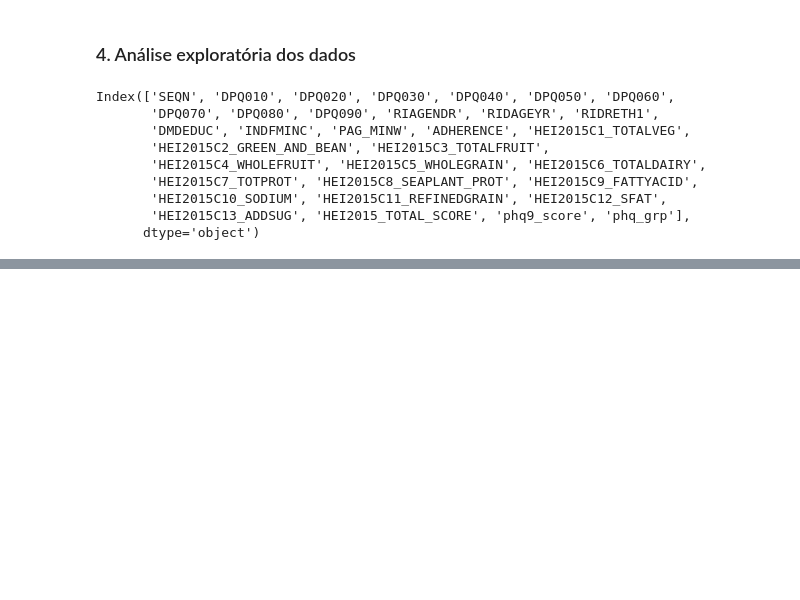
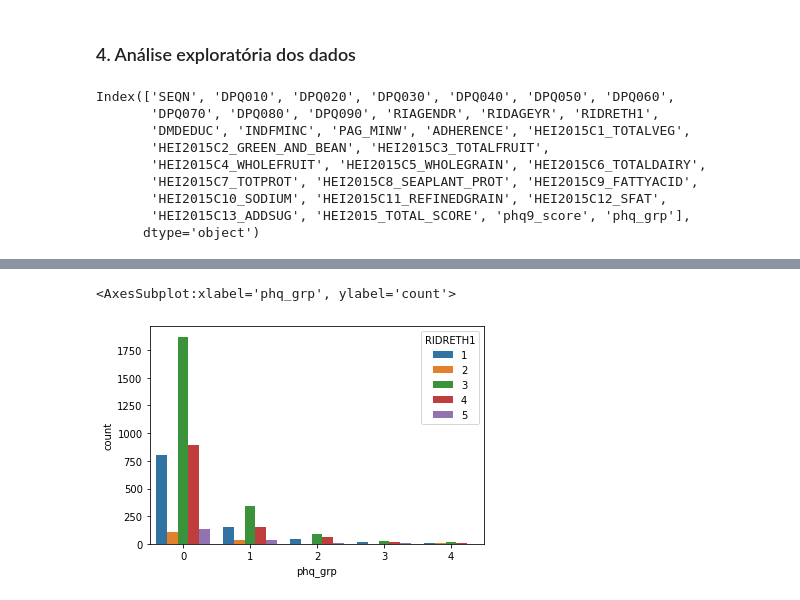
Before and after one commit to LissesCastro/Desafio-Inferencia, a Jupyter notebook: Desafio-Inferencia.ipynb, the cells around one changed output, grey strips where cells are left out. Cells and saved outputs as stored; diff of their text form; code cells hidden in the pictures; blank space fills up the shorter version.

```diff
--- a/Desafio-Inferencia.ipynb
+++ b/Desafio-Inferencia.ipynb
@@ -256,0 +259,5 @@ sns.boxplot(x=base['phq9_score'], y=base['RIAGENDR'])
+# %%
+sns.countplot(base['phq_grp'], hue=base['RIDRETH1'])
+# %% [output]
+<AxesSubplot:xlabel='phq_grp', ylabel='count'>
+[figure, added]
```
Also changed, not shown: parts of 3 cells of this notebook.
